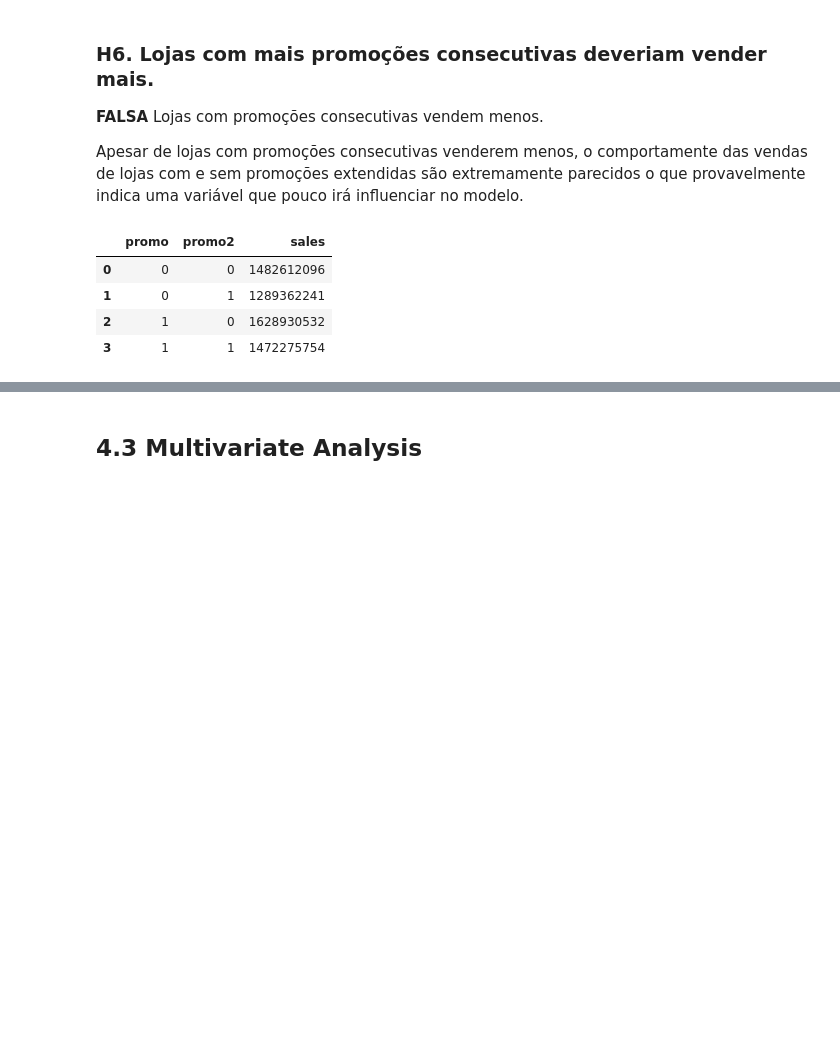
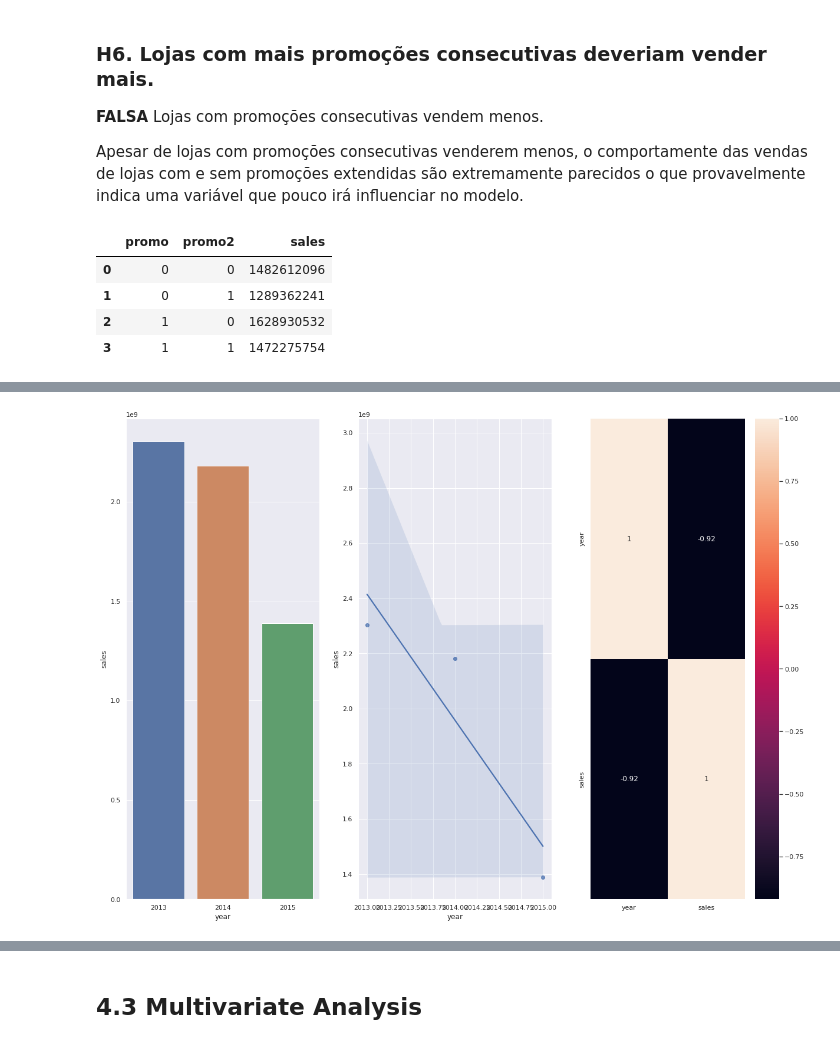
Before and after one commit to JeffersonMedines/rossmann_store_sales, a Jupyter notebook: m04_v01_store_sales_prediction.ipynb, the cells around one changed output, grey strips where cells are left out. Saved outputs shown, nothing was run; the diff lists cells and outputs as text; code cells hidden in the pictures; blank space fills up the shorter version.

```diff
--- a/m04_v01_store_sales_prediction.ipynb
+++ b/m04_v01_store_sales_prediction.ipynb
@@ -616,0 +640,17 @@ ax.legend( labels=['Traditional & Extended', 'Extended'] );
+# %%
+# Create Auxiliary Df
+aux = df4[['year', 'sales']].groupby( 'year' ).sum().reset_index()
+
+# Graph 1 - Sales by Year
+plt.subplot( 1, 3, 1 )
+sns.barplot( x='year', y='sales', data=aux );
+
+# Graph 2 - Sales by Year Tendence
+plt.subplot( 1, 3, 2 )
+sns.regplot( x='year', y='sales', data=aux );
+
+# Graph 3 - Sales by Year Correlation
+plt.subplot( 1, 3, 3 )
+sns.heatmap( aux.corr( method='pearson' ), annot=True );
+# %% [output]
+[figure, added]
```
Also changed, not shown: parts of 13 cells of this notebook.
